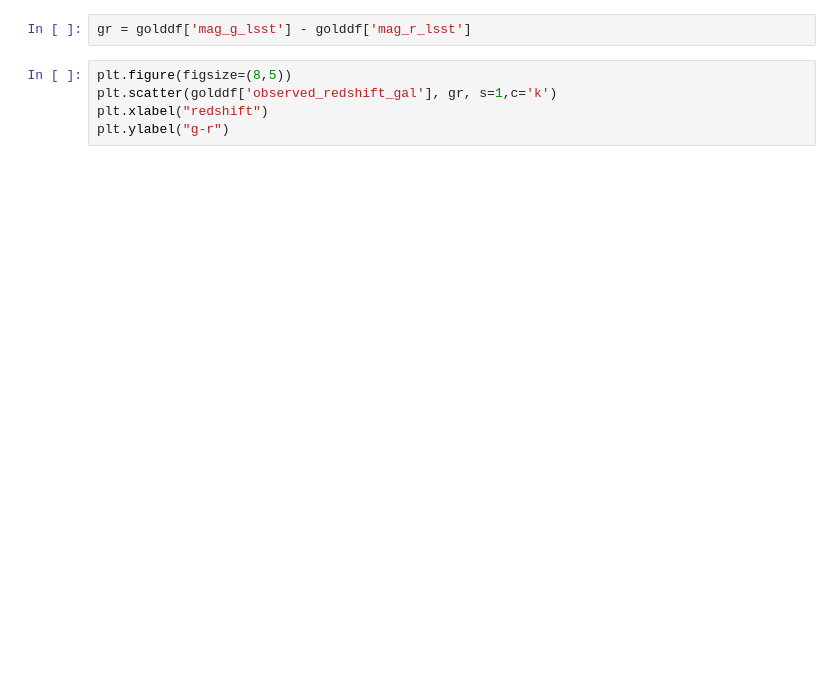
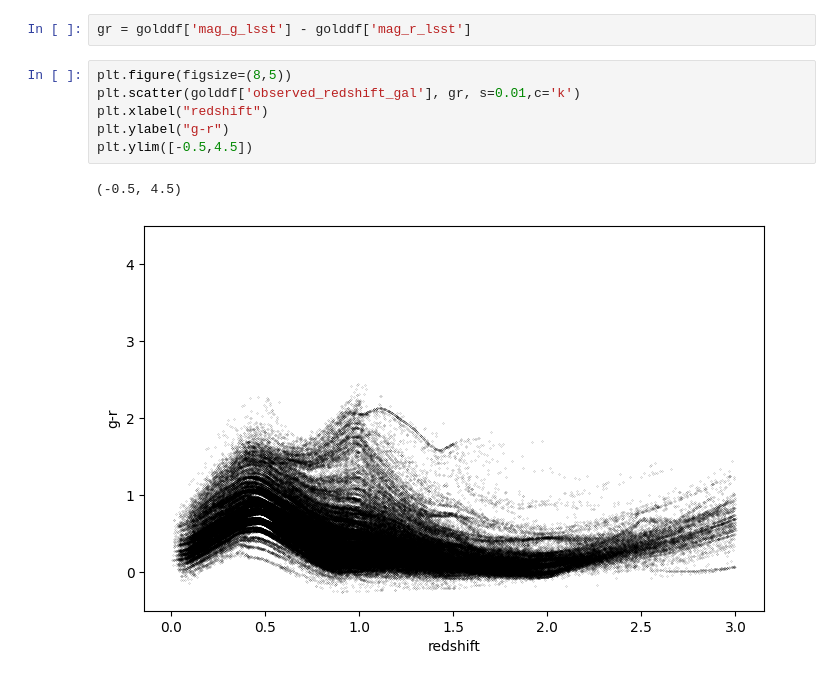
Before and after one commit to LSSTDESC/rail_projects, a Jupyter notebook: examples/rail_project_example_Flagship.ipynb, the cells around one changed output. Drawn from its saved outputs; the diff is of its cells as text; blank space fills up the shorter version.

```diff
--- a/examples/rail_project_example_Flagship.ipynb
+++ b/examples/rail_project_example_Flagship.ipynb
@@ -91,9 +149,13 @@ plt.scatter(golddf['ra_mag_gal'], golddf['dec_mag_gal'], s=1, c='k')
 gr = golddf['mag_g_lsst'] - golddf['mag_r_lsst']
 # %%
 plt.figure(figsize=(8,5))
-plt.scatter(golddf['observed_redshift_gal'], gr, s=1,c='k')
+plt.scatter(golddf['observed_redshift_gal'], gr, s=0.01,c='k')
 plt.xlabel("redshift")
 plt.ylabel("g-r")
+plt.ylim([-0.5,4.5])
+# %% [output]
+(-0.5, 4.5)
+[figure, added]
 # %%
 # plot the redshift distribution of the "gold" i<25.5 sample:
 import numpy as np
```
Also changed, not shown: parts of 9 cells of this notebook, 3 other files.
